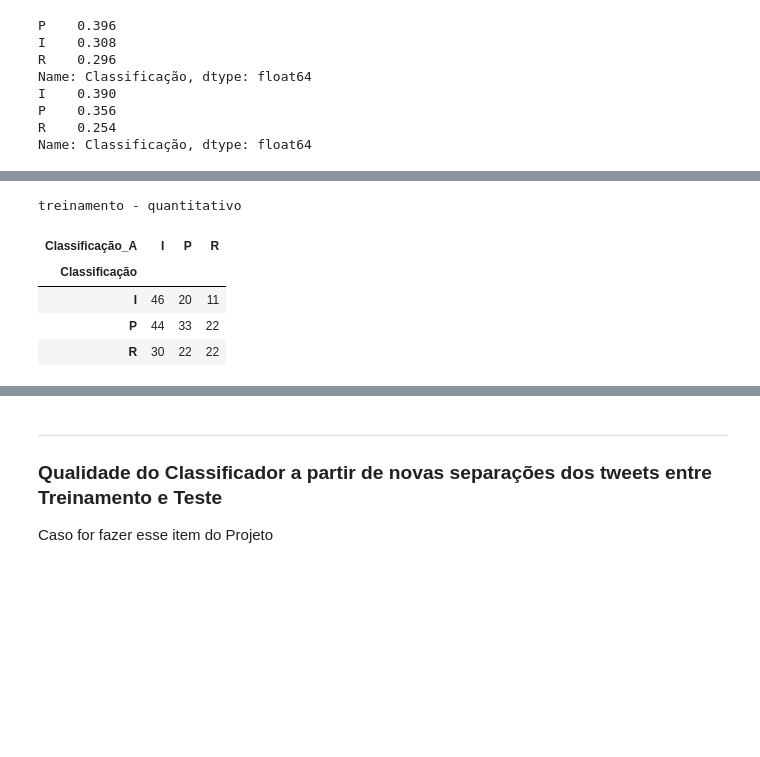
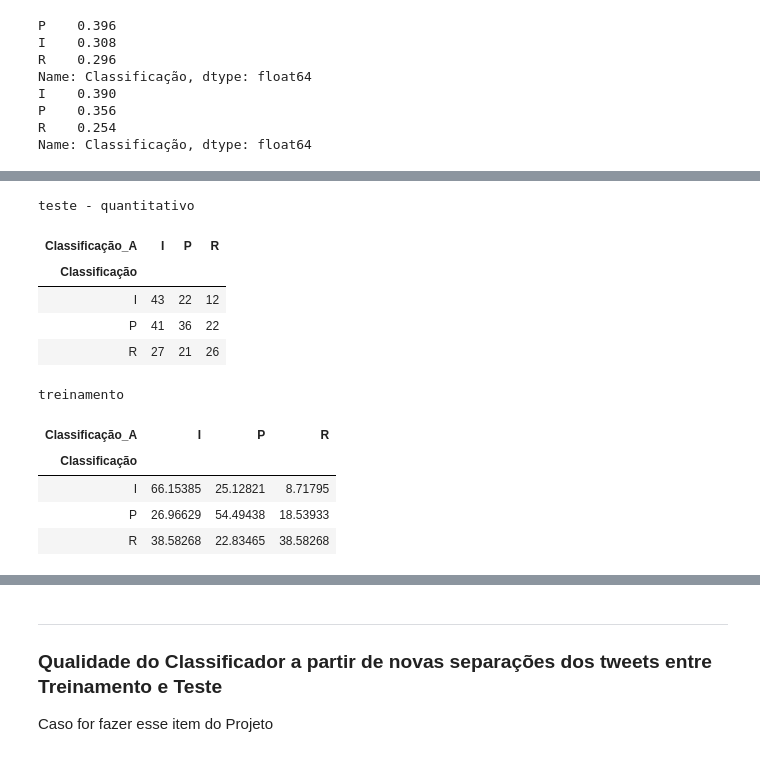
Before and after one commit to JorasOliveira/cDadosP1, a Jupyter notebook: Projeto1_Layout_Classificador.ipynb, the cells around one changed output, grey strips where cells are left out. Drawn from its saved outputs; the diff is of its cells as text; code cells hidden in the pictures; blank space fills up the shorter version.

```diff
--- a/Projeto1_Layout_Classificador.ipynb
+++ b/Projeto1_Layout_Classificador.ipynb
@@ -212,10 +281,20 @@ teste
 # %%
-print('treinamento - quantitativo')
+print('teste - quantitativo')
 pd.crosstab(test.Classificação, test.Classificação_A)
 # %% [output]
-treinamento - quantitativo
+teste - quantitativo
 | Classificação_A | I | P | R |
 | Classificação |  |  |  |
-| I | 46 | 20 | 11 |
-| P | 44 | 33 | 22 |
-| R | 30 | 22 | 22 |
+| I | 43 | 22 | 12 |
+| P | 41 | 36 | 22 |
+| R | 27 | 21 | 26 |
+# %%
+print('treinamento')
+(pd.crosstab(train.Classificação,train.Classificação_A, normalize = 'index')*100).round(5)
+# %% [output]
+treinamento
+| Classificação_A | I | P | R |
+| Classificação |  |  |  |
+| I | 66.15385 | 25.12821 | 8.71795 |
+| P | 26.96629 | 54.49438 | 18.53933 |
+| R | 38.58268 | 22.83465 | 38.58268 |
```
Also changed, not shown: parts of 16 cells of this notebook.
